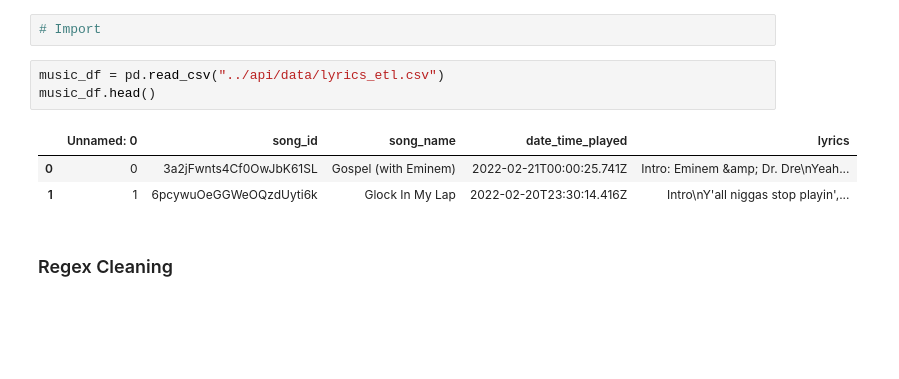
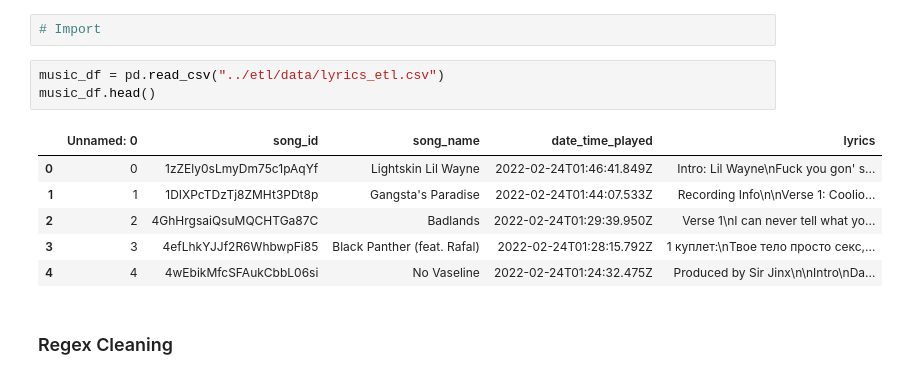
Before and after one commit to poboisvert/AirflowETL, a Jupyter notebook: notebooks_sentimental/Sentiment-analysis-lyrics.ipynb, the cells around one changed output. Cells and saved outputs as stored; diff of their text form; blank space fills up the shorter version.

```diff
--- a/notebooks_sentimental/Sentiment-analysis-lyrics.ipynb
+++ b/notebooks_sentimental/Sentiment-analysis-lyrics.ipynb
@@ -29,12 +29,15 @@ if not sys.warnoptions:
 # %%
 # Import
 # %%
-music_df = pd.read_csv("../api/data/lyrics_etl.csv")
+music_df = pd.read_csv("../etl/data/lyrics_etl.csv")
 music_df.head()
 # %% [output]
 |  | Unnamed: 0 | song_id | song_name | date_time_played | lyrics |
-| 0 | 0 | 3a2jFwnts4Cf0OwJbK61SL | Gospel (with Eminem) | 2022-02-21T00:00:25.741Z | Intro: Eminem &amp; Dr. Dre\nYeah... |
-| 1 | 1 | 6pcywuOeGGWeOQzdUyti6k | Glock In My Lap | 2022-02-20T23:30:14.416Z | Intro\nY'all niggas stop playin',... |
+| 0 | 0 | 1zZEly0sLmyDm75c1pAqYf | Lightskin Lil Wayne | 2022-02-24T01:46:41.849Z | Intro: Lil Wayne\nFuck you gon' s... |
+| 1 | 1 | 1DIXPcTDzTj8ZMHt3PDt8p | Gangsta's Paradise | 2022-02-24T01:44:07.533Z | Recording Info\n\nVerse 1: Coolio... |
+| 2 | 2 | 4GhHrgsaiQsuMQCHTGa87C | Badlands | 2022-02-24T01:29:39.950Z | Verse 1\nI can never tell what yo... |
+| 3 | 3 | 4efLhkYJJf2R6WhbwpFi85 | Black Panther (feat. Rafal) | 2022-02-24T01:28:15.792Z | 1 куплет:\nТвое тело просто секс,... |
+| 4 | 4 | 4wEbikMfcSFAukCbbL06si | No Vaseline | 2022-02-24T01:24:32.475Z | Produced by Sir Jinx\n\nIntro\nDa... |
 # %% [markdown]
 ### Regex Cleaning
 # %%
```
Also changed, not shown: parts of 9 cells of this notebook, 25 other files.
